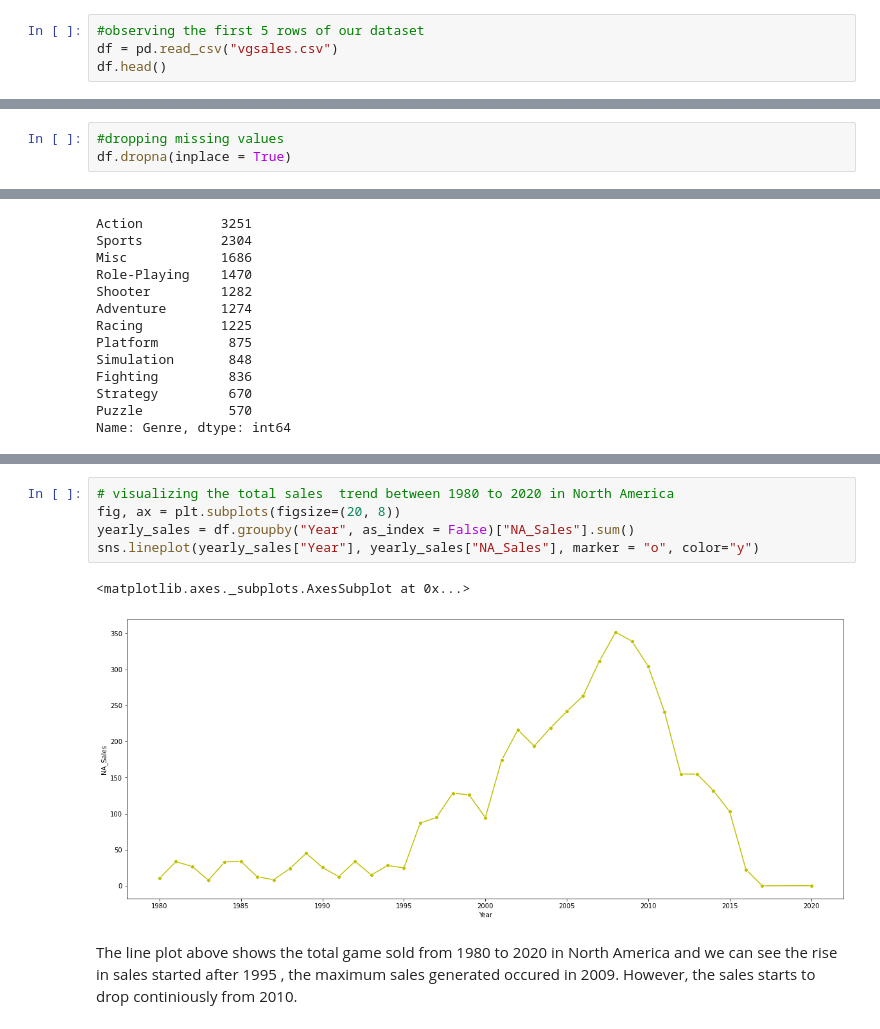
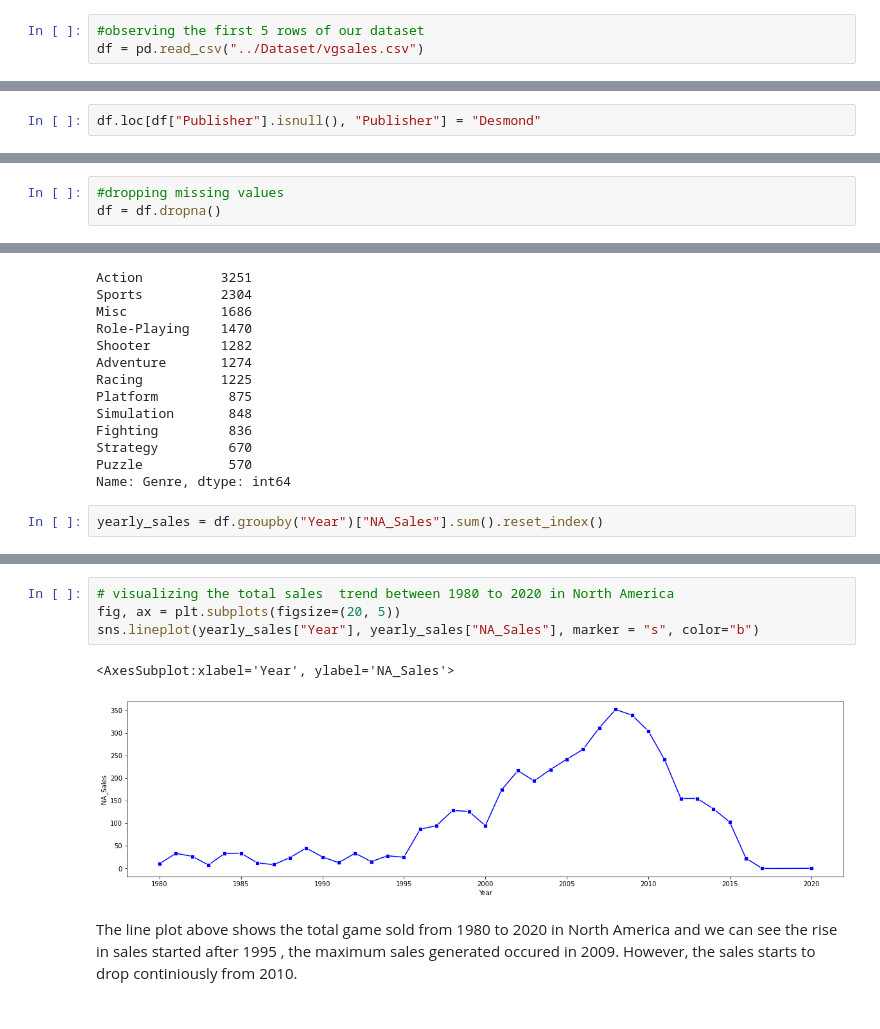
Before and after one commit to cappymayor/worldwide_game_EDA, a Jupyter notebook: Notebook/Video-games-analysis.ipynb, the cells around one changed output, grey strips where cells are left out. Drawn from its saved outputs; the diff is of its cells as text.

```diff
--- a/Notebook/Video-games-analysis.ipynb
+++ b/Notebook/Video-games-analysis.ipynb
@@ -30,5 +30,4 @@ import pandas as pd
 import seaborn as sns
 # %%
 #observing the first 5 rows of our dataset
-df = pd.read_csv("vgsales.csv")
-df.head()
+df = pd.read_csv("../Dataset/vgsales.csv")
@@ -62,0 +115,2 @@ dtype: int64
+# %%
+df.loc[df["Publisher"].isnull(), "Publisher"] = "Desmond"
@@ -63,3 +137,3 @@ dtype: int64
 # %%
 #dropping missing values
-df.dropna(inplace = True)
+df = df.dropna()
@@ -117,3 +195,5 @@ Fighting         836
 Strategy         670
 Puzzle           570
 Name: Genre, dtype: int64
+# %%
+yearly_sales = df.groupby("Year")["NA_Sales"].sum().reset_index()
@@ -120,11 +220,10 @@ Name: Genre, dtype: int64
 # %%
 # visualizing the total sales  trend between 1980 to 2020 in North America
-fig, ax = plt.subplots(figsize=(20, 8))
-yearly_sales = df.groupby("Year", as_index = False)["NA_Sales"].sum()
-sns.lineplot(yearly_sales["Year"], yearly_sales["NA_Sales"], marker = "o", color="y")
+fig, ax = plt.subplots(figsize=(20, 5))
+sns.lineplot(yearly_sales["Year"], yearly_sales["NA_Sales"], marker = "s", color="b")
 # %% [output]
-<matplotlib.axes._subplots.AxesSubplot at 0x...>
+<AxesSubplot:xlabel='Year', ylabel='NA_Sales'>
-[figure, old version]
+[figure, new version]
 # %% [markdown]
 The line plot above shows the total game sold from 1980 to 2020 in North America and we can see the rise in sales started after 1995 , the maximum sales generated occured in 2009. However, the sales starts to drop continiously from 2010.
 # %%
```
Also changed, not shown: parts of 20 cells of this notebook, 2 other files.
